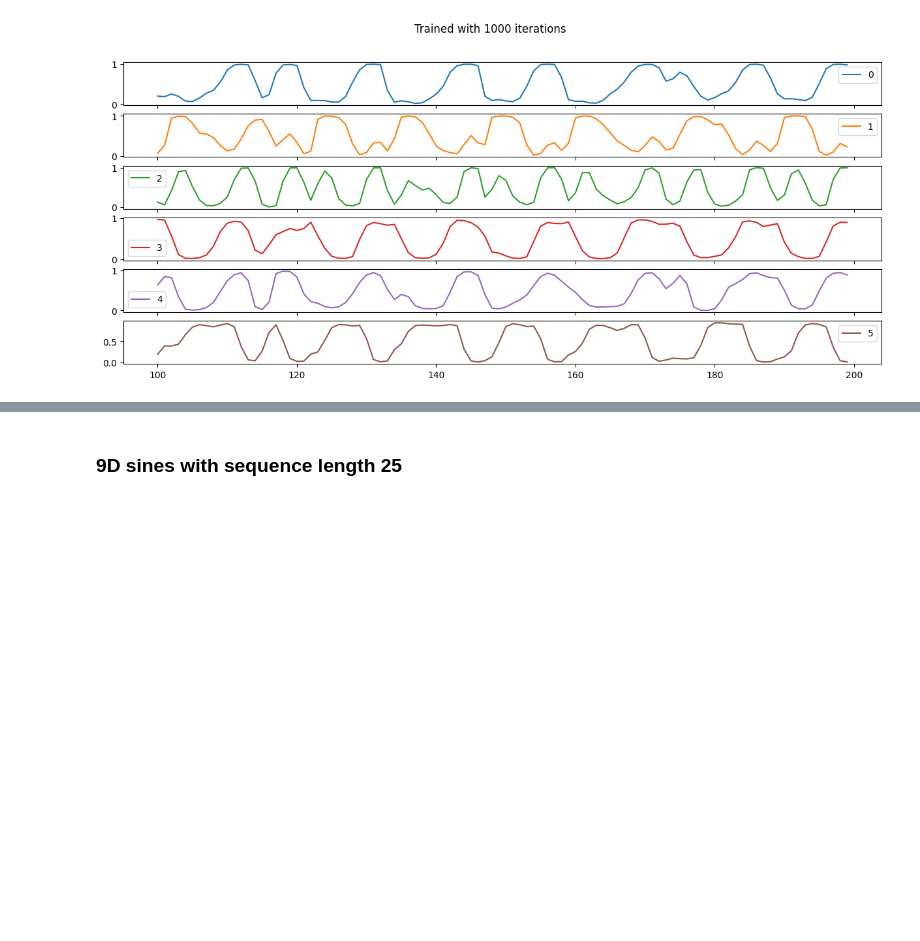
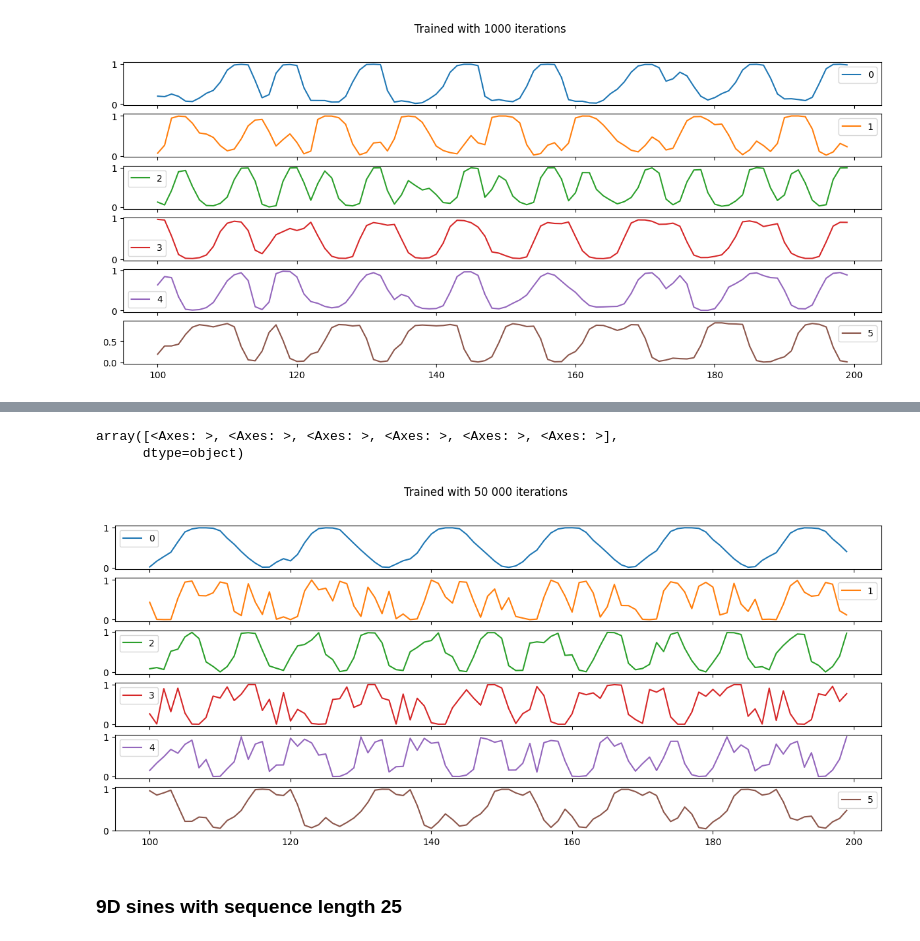
Before and after one commit to fredrikSveen/MSc_time_series_GAN, a Jupyter notebook: generated_timegan_sines.ipynb, the cells around one changed output, grey strips where cells are left out. Drawn from its saved outputs; the diff is of its cells as text; code cells hidden in the pictures; blank space fills up the shorter version.

```diff
--- a/generated_timegan_sines.ipynb
+++ b/generated_timegan_sines.ipynb
@@ -224,3 +230,9 @@ array([<Axes: >, <Axes: >, <Axes: >, <Axes: >, <Axes: >, <Axes: >],
+# %%
+df_dim6_50000_200.iloc[100:].plot(title="Trained with 50 000 iterations", figsize=(15,6), subplots=True)
+# %% [output]
+array([<Axes: >, <Axes: >, <Axes: >, <Axes: >, <Axes: >, <Axes: >],
+      dtype=object)
+[figure, added]
 # %% [markdown]
 ### 9D sines with sequence length 25
 # %%
```
Also changed, not shown: parts of 9 cells of this notebook, 3 other files.
